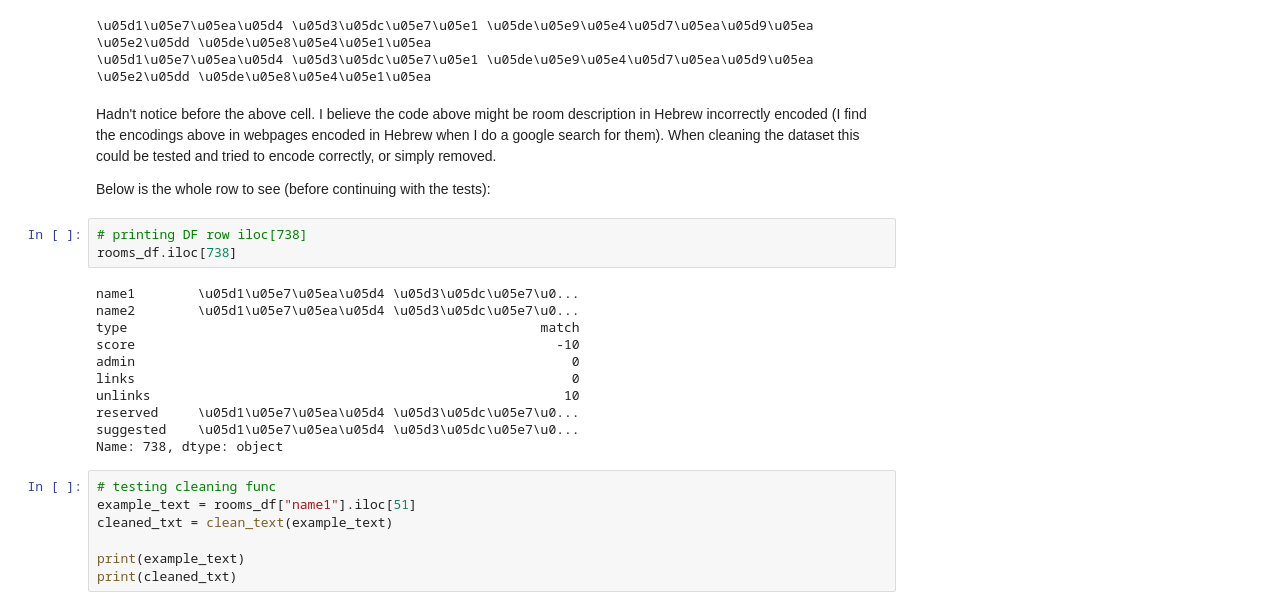
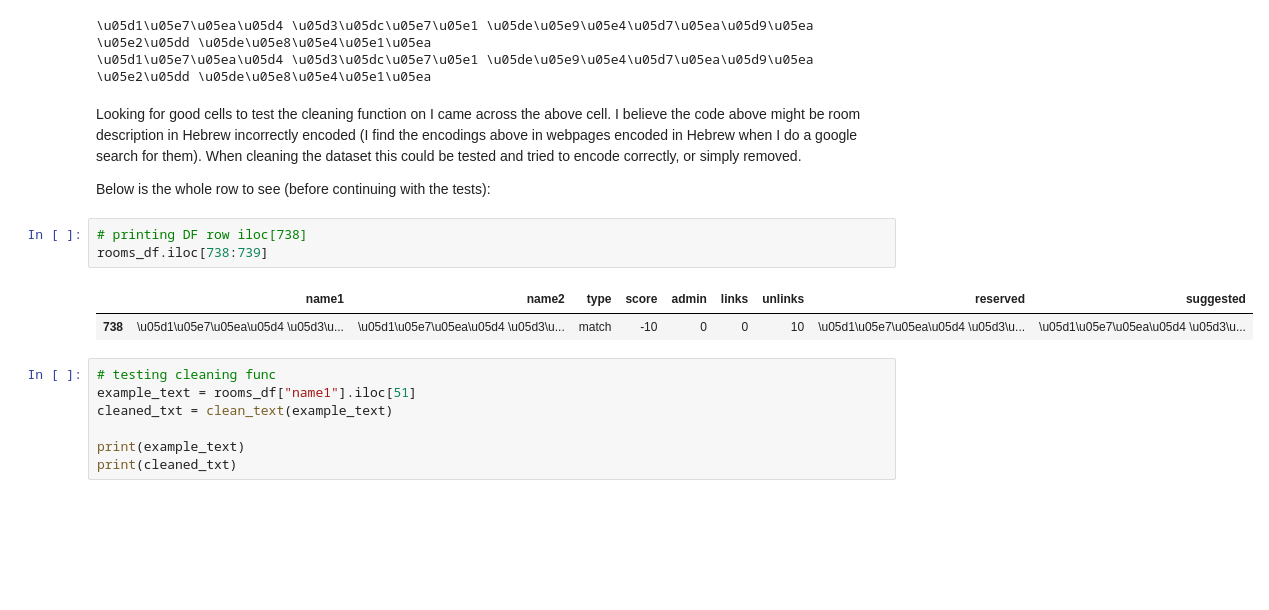
Before and after one commit to duarteharris/pruvo, a Jupyter notebook: eda.ipynb, the cells around one changed output. Cells and saved outputs as stored; diff of their text form; blank space fills up the shorter version.

```diff
--- a/eda.ipynb
+++ b/eda.ipynb
@@ -836,23 +842,15 @@ print(cleaned_txt)
 \u05d1\u05e7\u05ea\u05d4 \u05d3\u05dc\u05e7\u05e1 \u05de\u05e9\u05e4\u05d7\u05ea\u05d9\u05ea \u05e2\u05dd \u05de\u05e8\u05e4\u05e1\u05ea
 \u05d1\u05e7\u05ea\u05d4 \u05d3\u05dc\u05e7\u05e1 \u05de\u05e9\u05e4\u05d7\u05ea\u05d9\u05ea \u05e2\u05dd \u05de\u05e8\u05e4\u05e1\u05ea
 # %% [markdown]
-Hadn't notice before the above cell. I believe the code above might be room description in Hebrew incorrectly encoded (I find the encodings above in webpages encoded in Hebrew when I do a google search for them). When cleaning the dataset this could be tested and tried to encode correctly, or simply removed.
+Looking for good cells to test the cleaning function on I came across the above cell. I believe the code above might be room description in Hebrew incorrectly encoded (I find the encodings above in webpages encoded in Hebrew when I do a google search for them). When cleaning the dataset this could be tested and tried to encode correctly, or simply removed.
 
 Below is the whole row to see (before continuing with the tests):
 # %%
 # printing DF row iloc[738]
-rooms_df.iloc[738]
+rooms_df.iloc[738:739]
 # %% [output]
-name1        \u05d1\u05e7\u05ea\u05d4 \u05d3\u05dc\u05e7\u0...
-name2        \u05d1\u05e7\u05ea\u05d4 \u05d3\u05dc\u05e7\u0...
-type                                                     match
-score                                                      -10
-admin                                                        0
-links                                                        0
-unlinks                                                     10
-reserved     \u05d1\u05e7\u05ea\u05d4 \u05d3\u05dc\u05e7\u0...
-suggested    \u05d1\u05e7\u05ea\u05d4 \u05d3\u05dc\u05e7\u0...
-Name: 738, dtype: object
+|  | name1 | name2 | type | score | admin | links | unlinks | reserved | suggested |
+| 738 | \u05d1\u05e7\u05ea\u05d4 \u05d3\u... | \u05d1\u05e7\u05ea\u05d4 \u05d3\u... | match | -10 | 0 | 0 | 10 | \u05d1\u05e7\u05ea\u05d4 \u05d3\u... | \u05d1\u05e7\u05ea\u05d4 \u05d3\u... |
 # %%
 # testing cleaning func
 example_text = rooms_df["name1"].iloc[51]
```
Also changed, not shown: parts of 5 cells of this notebook.
